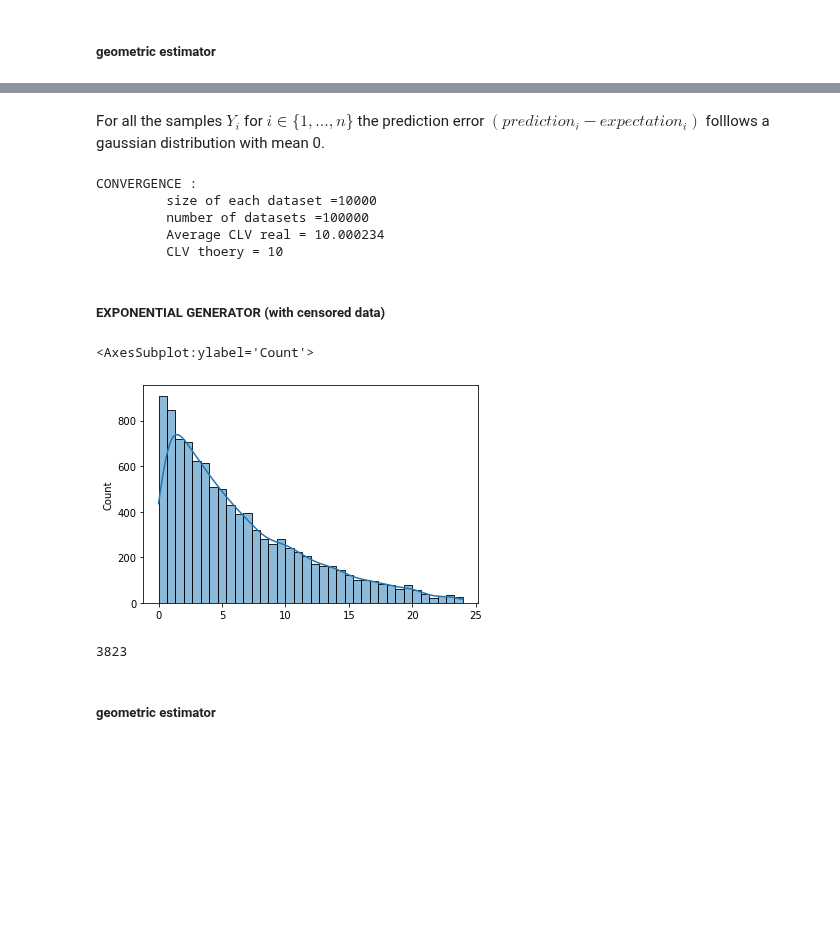
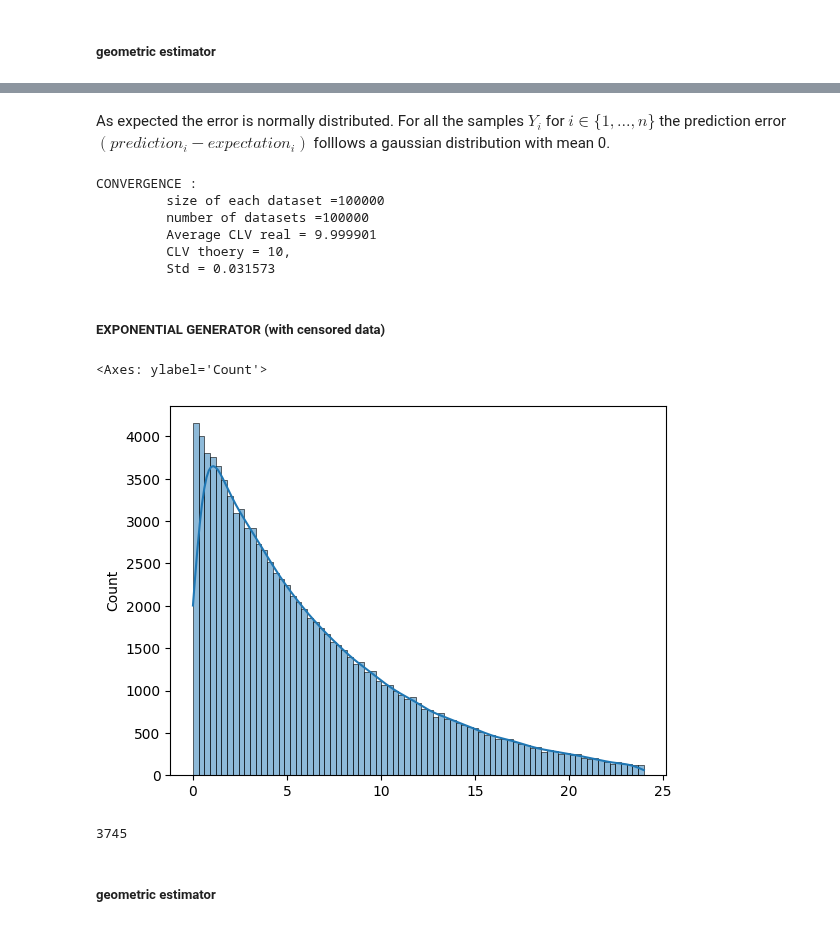
Before and after one commit to louizaaouaouche/Statistical-estimation-of-CLV, a Jupyter notebook: src/notebook.ipynb, the cells around one changed output, grey strips where cells are left out. Cells and saved outputs as stored; diff of their text form; code cells hidden in the pictures; blank space fills up the shorter version.

```diff
--- a/src/notebook.ipynb
+++ b/src/notebook.ipynb
@@ -51,7 +61,7 @@ def geom_clv_estimator(T):
     return np.sum(T)/len(T)
 # %%
 mean = 10
-size= 10000
+size= 100000
 n = 100000 # number of generations
 
 clv_geom = []
@@ -69,13 +79,14 @@ Text(0.5, 1.0, 'Distribution of CLV errors for all samples')
 # %% [markdown]
-For all the samples $Y_i$ for $i\in \{1,...,n\}$ the prediction error $(prediction_i - expectation_i)$ folllows a gaussian distribution with mean 0.
+As expected the error is normally distributed. For all the samples $Y_i$ for $i\in \{1,...,n\}$ the prediction error $(prediction_i - expectation_i)$ folllows a gaussian distribution with mean 0.
 # %%
-print("CONVERGENCE :\n \t size of each dataset =%d \n \t number of datasets =%d \n \t Average CLV real = %f \n \t CLV thoery = %d" % (size, n,clv_geom_avg ,mean))
+print("CONVERGENCE :\n \t size of each dataset =%d \n \t number of datasets =%d \n \t Average CLV real = %f \n \t CLV thoery = %d \n \t Std = %f" % (size, n,clv_geom_avg ,mean, np.std(clv_geom)))
 # %% [output]
 CONVERGENCE :
-         size of each dataset =10000
+         size of each dataset =100000
          number of datasets =100000
-         Average CLV real = 10.000234
-         CLV thoery = 10
+         Average CLV real = 9.999901
+         CLV thoery = 10,
+         Std = 0.031573
 # %% [markdown]
 ##### EXPONENTIAL GENERATOR (with censored data)
 # %%
@@ -86,16 +97,16 @@ def generate_exponential(mean, size , obs_duration):
     return Y , ancient
 # %%
 mean = 10
-size= 10000
+size= 100000
 DureeObs = 12*2
 Y, ancient = generate_exponential(mean, size, DureeObs)
 sns.histplot(Y, kde = True)
 # %% [output]
-<AxesSubplot:ylabel='Count'>
+<Axes: ylabel='Count'>
-[figure, old version]
+[figure, new version]
 # %%
 len(np.where(Y==ancient)[0])
 # %% [output]
-3823
+3745
 # %% [markdown]
 ##### geometric estimator
```
Also changed, not shown: parts of 27 cells of this notebook.
